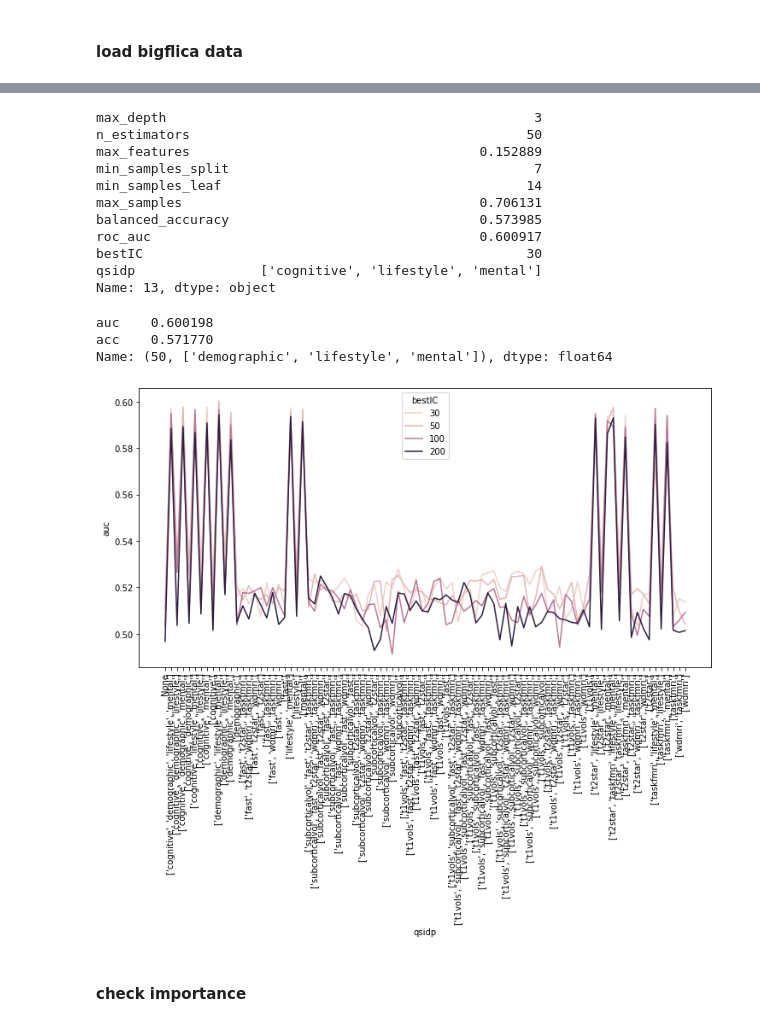
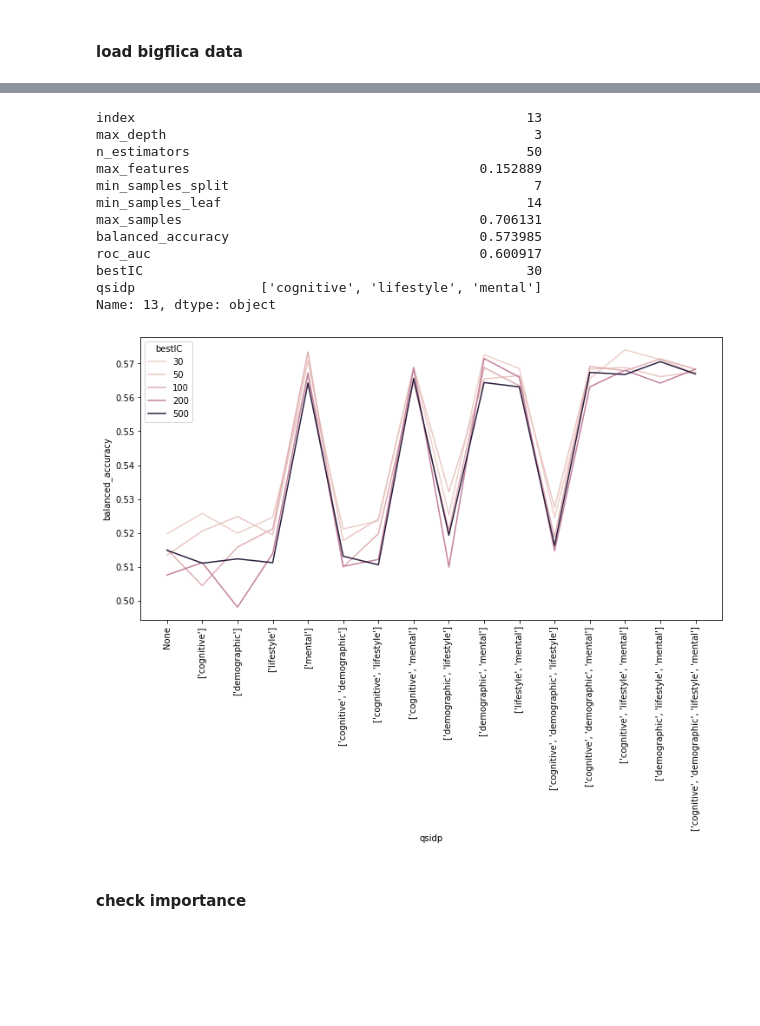
Before and after one commit to syzhang/bfl_extract, a Jupyter notebook: dev_painquestion.ipynb, the cells around one changed output, grey strips where cells are left out. Drawn from its saved outputs; the diff is of its cells as text; code cells hidden in the pictures; blank space fills up the shorter version.

```diff
--- a/dev_painquestion.ipynb
+++ b/dev_painquestion.ipynb
@@ -16,6 +16,8 @@ from compare_hyperparams import load_feats, feature_importance, load_modZ, remov
 from compare_bfl_qsidp import load_qscode, match_question, proc_qsidp
 # %% [markdown]
 #### load bigflica data
+# %%
+curr_dir = '/well/seymour/users/uhu195/python/extract_npy'
+cv_dir = os.path.join(curr_dir, 'cv_results', 'painquestion')
 # %%
-# df = load_cv(cv_dir)
-df = pd.read_csv('cv_results/painquestion/cv_results_30IC_qs.csv')
+df = load_cv(cv_dir, qtype='qs').reset_index()
@@ -35,6 +42,7 @@ df.head()
 # %%
 df.iloc[df['balanced_accuracy'].argmax()]
 # %% [output]
+index                                                  13
 max_depth                                               3
 n_estimators                                           50
 max_features                                     0.152889
@@ -51,15 +57,9 @@ df_g = df.groupby(['bestIC', 'qsidp'])['test_roc_auc', 'test_accuracy'].mean().r
-# %%
-df_g.iloc[df_g['auc'].argmax()]
-# %% [output]
-auc    0.600198
-acc    0.571770
-Name: (50, ['demographic', 'lifestyle', 'mental']), dtype: float64
 # %%
 fig, ax = plt.subplots(figsize=(12, 6))
-_ = sns.lineplot(data=df_g, x='qsidp', y='auc', hue='bestIC', ax=ax)
+_ = sns.lineplot(data=df, x='qsidp', y='balanced_accuracy', hue='bestIC', ax=ax)
 _ = plt.xticks(rotation=90)
 # %% [output]
-[figure, old version]
+[figure, new version]
 # %% [markdown]
 #### check importance
 # %%
```
Also changed, not shown: parts of 4 cells of this notebook, 31 other files.
